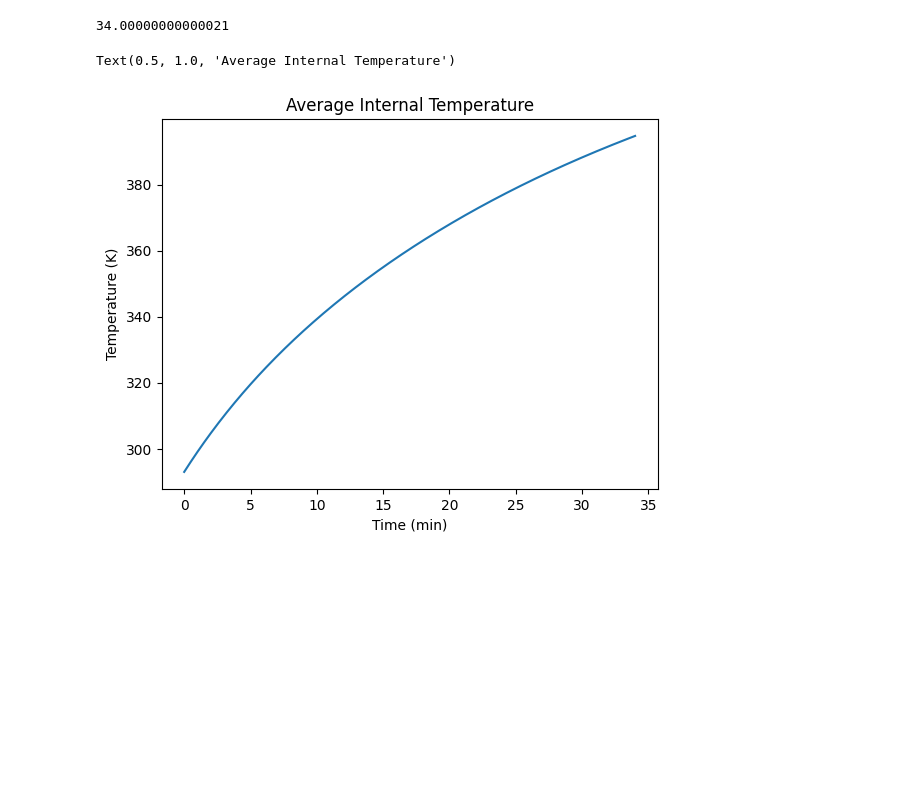
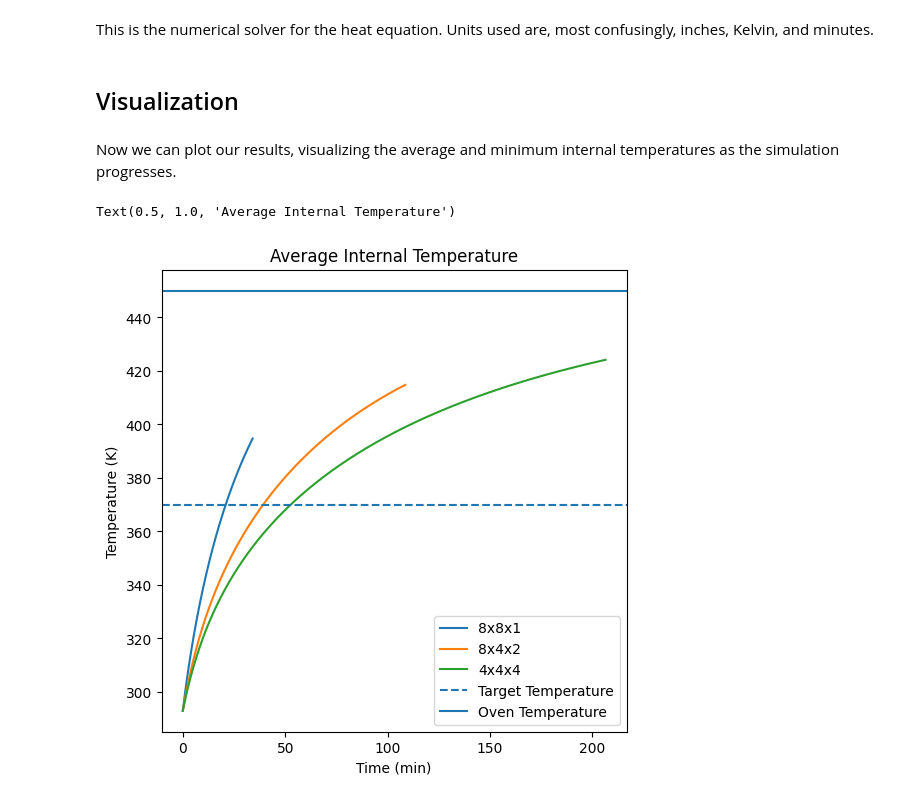
Before and after one commit to Amenhotep314/test, a Jupyter notebook: brownies.ipynb, the cells around one changed output. Saved outputs shown, nothing was run; the diff lists cells and outputs as text; code cells hidden in the pictures; blank space fills up the shorter version.

```diff
--- a/brownies.ipynb
+++ b/brownies.ipynb
@@ -14,11 +14,13 @@ pan_temp = initial_temp * np.ones(shape=(length*divisions, width*divisions, heig
 # %%
 def average_temp(pan_temp):
 
-    sum = np.sum(pan_temp.flatten())
-    n_elements = np.shape(pan_temp.flatten())[0]
-    return sum / n_elements
+    return np.mean(pan_temp.flatten())
 
 def min_temp(pan_temp):
 
     temps = pan_temp.flatten()
     return np.min(temps)
+
+def surface_area(shape):
+
+    return 2 * (shape[0]*shape[1] + shape[1]*shape[2] + shape[2]*shape[0])
@@ -25 +29,3 @@ def min_temp(pan_temp):
+# %% [markdown]
+This is the numerical solver for the heat equation. Units used are, most confusingly, inches, Kelvin, and minutes.
 # %%
@@ -54,12 +66,32 @@ while min_temp(pan_temp) < target_temp:
+# %%
+shapes = np.array([
+    (8, 8, 1),
+    (8, 4, 2),
+    (4, 4, 4),
+])
+
+sims = [simulate(shape) for shape in shapes]
+# %% [markdown]
+## Visualization
+# %% [markdown]
+Now we can plot our results, visualizing the average and minimum internal temperatures as the simulation progresses.
 # %%
-print(elapsed)
-time = np.linspace(0, elapsed, len(timesteps))
-temps = [average_temp(step) for step in timesteps]
-plt.plot(time, temps)
-plt.xlabel("Time (min)")
-plt.ylabel("Temperature (K)")
-plt.title("Average Internal Temperature")
+fig, ax = plt.subplots(figsize=(6, 6))
+
+for i, timesteps in enumerate(sims):
+    elapsed = len(timesteps) * 0.1
+    time = np.linspace(0, elapsed, len(timesteps))
+    temps = [average_temp(step) for step in timesteps]
+    shape = shapes[i]
+    label = str(shape[0]) + "x" + str(shape[1]) + "x" + str(shape[2])
+    ax.plot(time, temps, label=label)
+
+ax.axhline(370, linestyle="--", label="Target Temperature")
+ax.axhline(450, linestyle="-", label="Oven Temperature")
+ax.legend()
+ax.set_xlabel("Time (min)")
+ax.set_ylabel("Temperature (K)")
+ax.set_title("Average Internal Temperature")
 # %% [output]
-34.00000000000021
+Text(0.5, 1.0, 'Average Internal Temperature')
-Text(0.5, 1.0, 'Average Internal Temperature')
-[figure, old version]
+[figure, new version]
```
Also changed, not shown: parts of 19 cells of this notebook, 4 other files.
